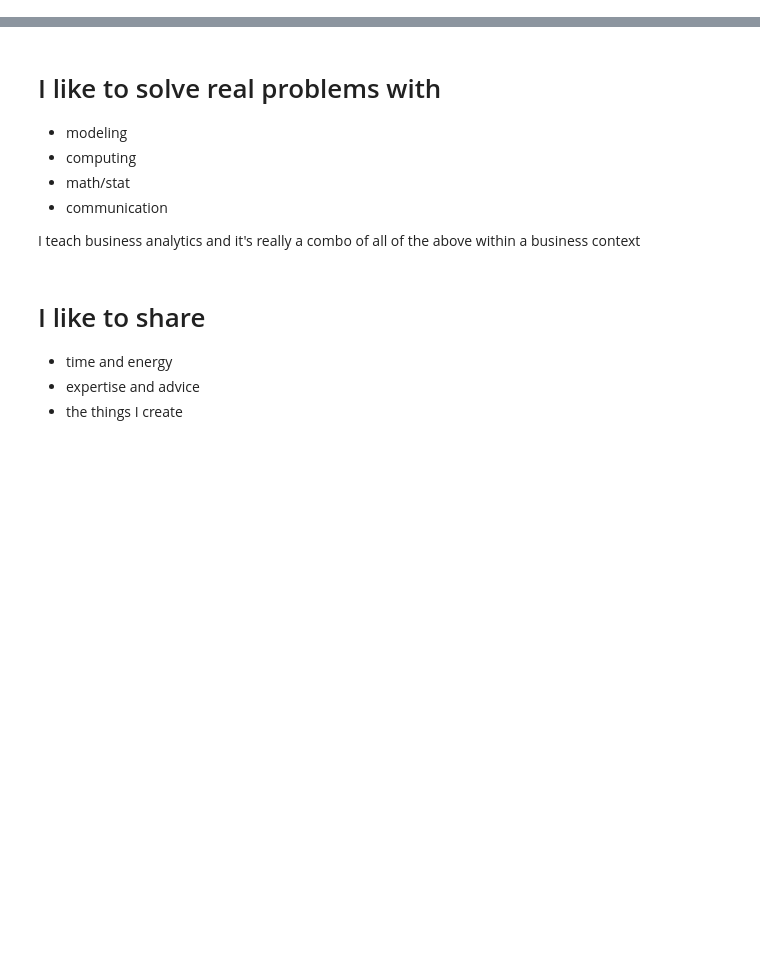
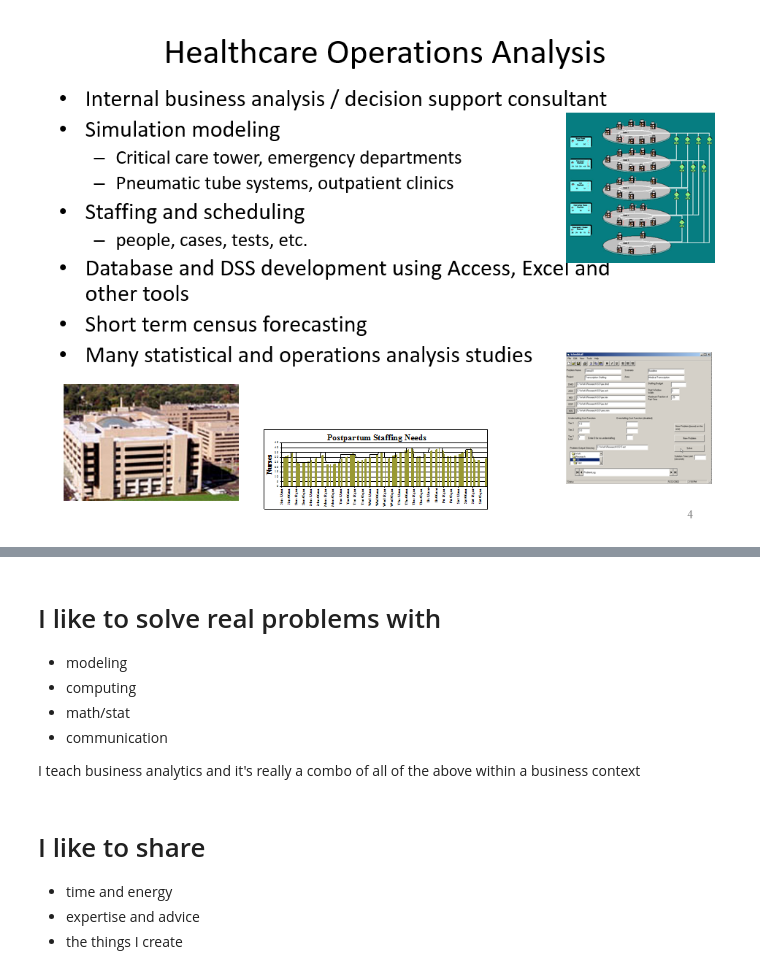
Before and after one commit to misken/teaching_excellence, a Jupyter notebook: teaching_excellence_2020.ipynb, the cells around one changed output, grey strips where cells are left out. Drawn from its saved outputs; the diff is of its cells as text; code cells hidden in the pictures; blank space fills up the shorter version.

```diff
--- a/teaching_excellence_2020.ipynb
+++ b/teaching_excellence_2020.ipynb
@@ -18,0 +26,4 @@ Happy to discuss any of this over (virtual) coffee. :)
+# %%
+Image(filename='images/professional_background.png')
+# %% [output]
+[figure, added]
```
Also changed, not shown: parts of 17 cells of this notebook, 2 other files.
